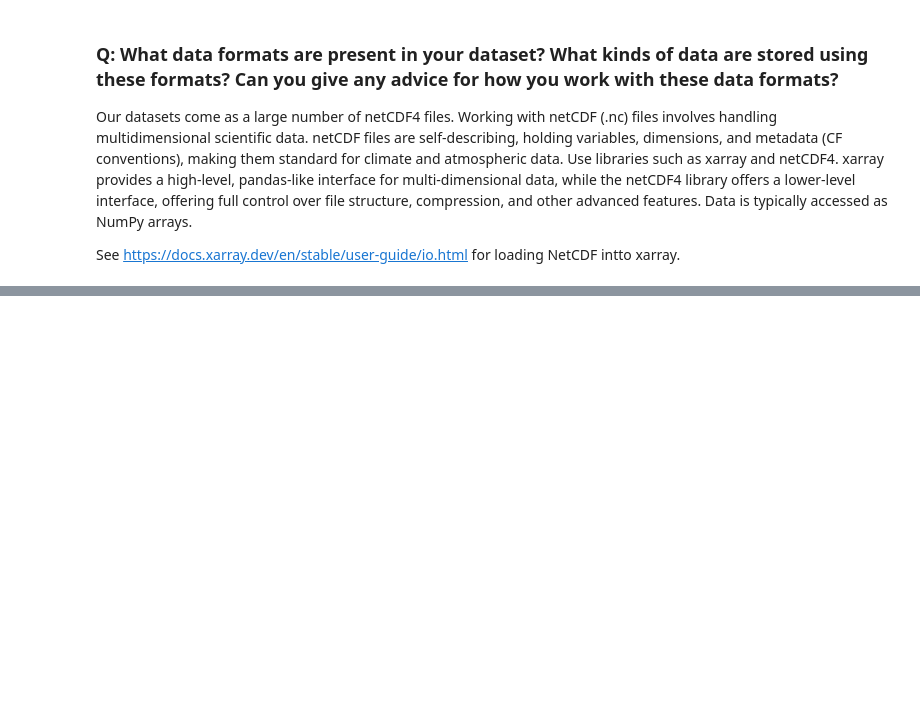
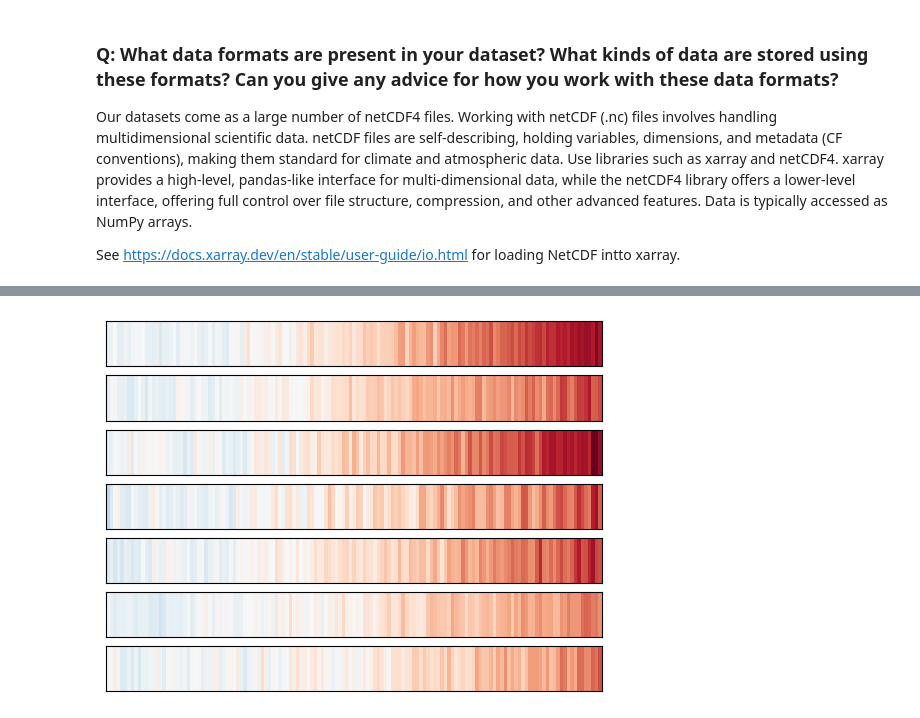
Before and after one commit to xcastagn/open-data-examples, a Jupyter notebook: get-to-know-a-dataset-barpa.ipynb, the cells around one changed output, grey strips where cells are left out. Saved outputs shown, nothing was run; the diff lists cells and outputs as text; code cells hidden in the pictures; blank space fills up the shorter version.

```diff
--- a/get-to-know-a-dataset-barpa.ipynb
+++ b/get-to-know-a-dataset-barpa.ipynb
@@ -103,0 +272,9 @@ The following repository contains Jupyter notebooks, and information to support
+# %%
+#  subset and load into memory
+dict_da_tas_model_mn = {}
+for model in model_list_barpar:
+    print(model)
+    dict_da_tas_model_mn[model] = dict_da_tas_model[model].sel(lon=slice(x0-0.5,x0+0.5),
+                                                               lat=slice(y0-0.5,y0+0.5))
+    dict_da_tas_model_mn[model] = dict_da_tas_model_mn[model].mean(["lat", "lon"])
+    dict_da_tas_model_mn[model] = dict_da_tas_model_mn[model].resample({"time":"1Y"}).mean().compute()
@@ -103,0 +289,31 @@ The following repository contains Jupyter notebooks, and information to support
+# %%
+#Because some BARPA models use different calendars we overwrite the time coordinate with the year integer.
+for model in model_list_barpar:
+    dict_da_tas_model_mn[model] = dict_da_tas_model_mn[model].assign_coords(
+        time=dict_da_tas_model_mn[model].time.dt.year
+    )
+# %%
+# merge into a single data array
+da_tas_model = xr.concat(
+    [dict_da_tas_model_mn[model] for model in model_list_barpar],
+    pd.Index(model_list_barpar, name="model")
+)
+# %%
+# normalise by historical period
+da_tas_model_normed = da_tas_model - da_tas_model.sel(time=slice(1985,2014)).mean('time')
+
+# set up colours for figure
+norm = plt.Normalize(-da_tas_model_normed.max(), da_tas_model_normed.max())
+cmap = plt.cm.get_cmap('RdBu_r')
+colors = cmap(norm(da_tas_model))
+
+# plot climate stripes
+for i,model in enumerate(model_list_barpar):
+    plt.subplot(7,1,i+1)
+    tmp = da_tas_model_normed.isel(model=[i])
+    tmp['model'] = [0]
+    plt.pcolormesh(tmp.values,cmap=cmap,norm=norm)
+    plt.xticks([])
+    plt.yticks([])
+# %% [output]
+[figure, added]
```
Also changed, not shown: parts of 39 cells of this notebook.
